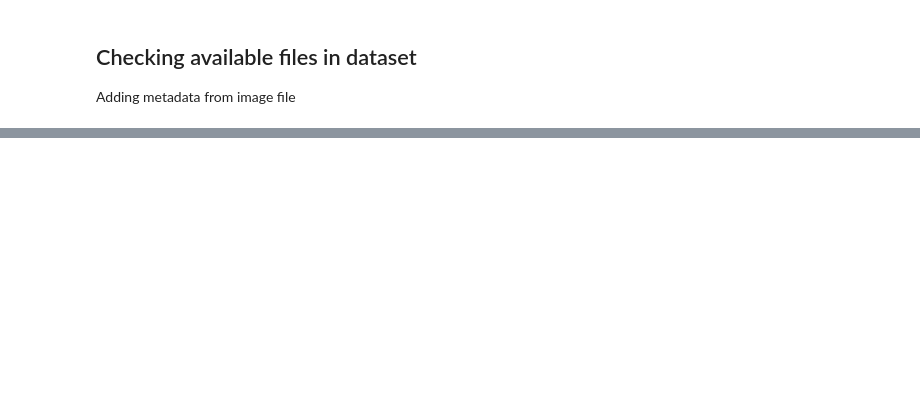
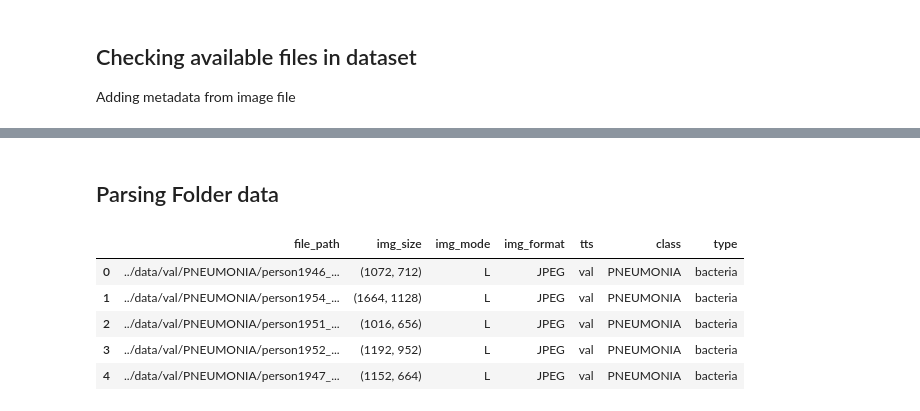
Before and after one commit to marmal88/Explainable-Neural-Networks, a Jupyter notebook: notebooks/EDA.ipynb, the cells around one changed output, grey strips where cells are left out. Saved outputs shown, nothing was run; the diff lists cells and outputs as text; code cells hidden in the pictures; blank space fills up the shorter version.

```diff
--- a/notebooks/EDA.ipynb
+++ b/notebooks/EDA.ipynb
@@ -59 +69,43 @@ len(error)
+# %% [markdown]
+## Parsing Folder data
+# %%
+import pandas as pd
+
+savepath = "dataset.csv"
+df = pd.read_csv(savepath)
+# %%
+def get_tts(path:str)->str:
+    tts = path.split('/')[2]
+    return tts
+
+def get_class(path:str)->str:
+    folder = path.split('/')[3]
+    return folder
+
+# Obtain Class and If dataset is from Train, Test or Validation folder
+df['tts'] = df.file_path.apply(lambda x: get_tts(x))
+df['class'] = df.file_path.apply(lambda x: get_class(x))
+
+def get_type(path:str)->str:
+    type = path.split('/')[-1].split('_')[1]
+    return type
+
+# Obtain Type of Pneumonia, "Bacterial" or "Viral" if class is Pneumonia
+subset = df.loc[df["class"]=="PNEUMONIA", ["file_path", "class"]].copy()
+subset["type"] = subset.file_path.apply(lambda x: get_type(x))
+df = df.merge(subset, how="inner", left_on="file_path", right_on="file_path")
+df.drop(columns="class_y", inplace=True)
+df.rename(columns={"class_x": "class"}, inplace=True)
+
+savepath = "dataset.csv"
+df.to_csv(savepath, index=False)
+# %%
+df.head()
+# %% [output]
+|  | file_path | img_size | img_mode | img_format | tts | class | type |
+| 0 | ../data/val/PNEUMONIA/person1946_... | (1072, 712) | L | JPEG | val | PNEUMONIA | bacteria |
+| 1 | ../data/val/PNEUMONIA/person1954_... | (1664, 1128) | L | JPEG | val | PNEUMONIA | bacteria |
+| 2 | ../data/val/PNEUMONIA/person1951_... | (1016, 656) | L | JPEG | val | PNEUMONIA | bacteria |
+| 3 | ../data/val/PNEUMONIA/person1952_... | (1192, 952) | L | JPEG | val | PNEUMONIA | bacteria |
+| 4 | ../data/val/PNEUMONIA/person1947_... | (1152, 664) | L | JPEG | val | PNEUMONIA | bacteria |
 # %% [markdown]
```
Also changed, not shown: parts of 12 cells of this notebook, 1 other file.
